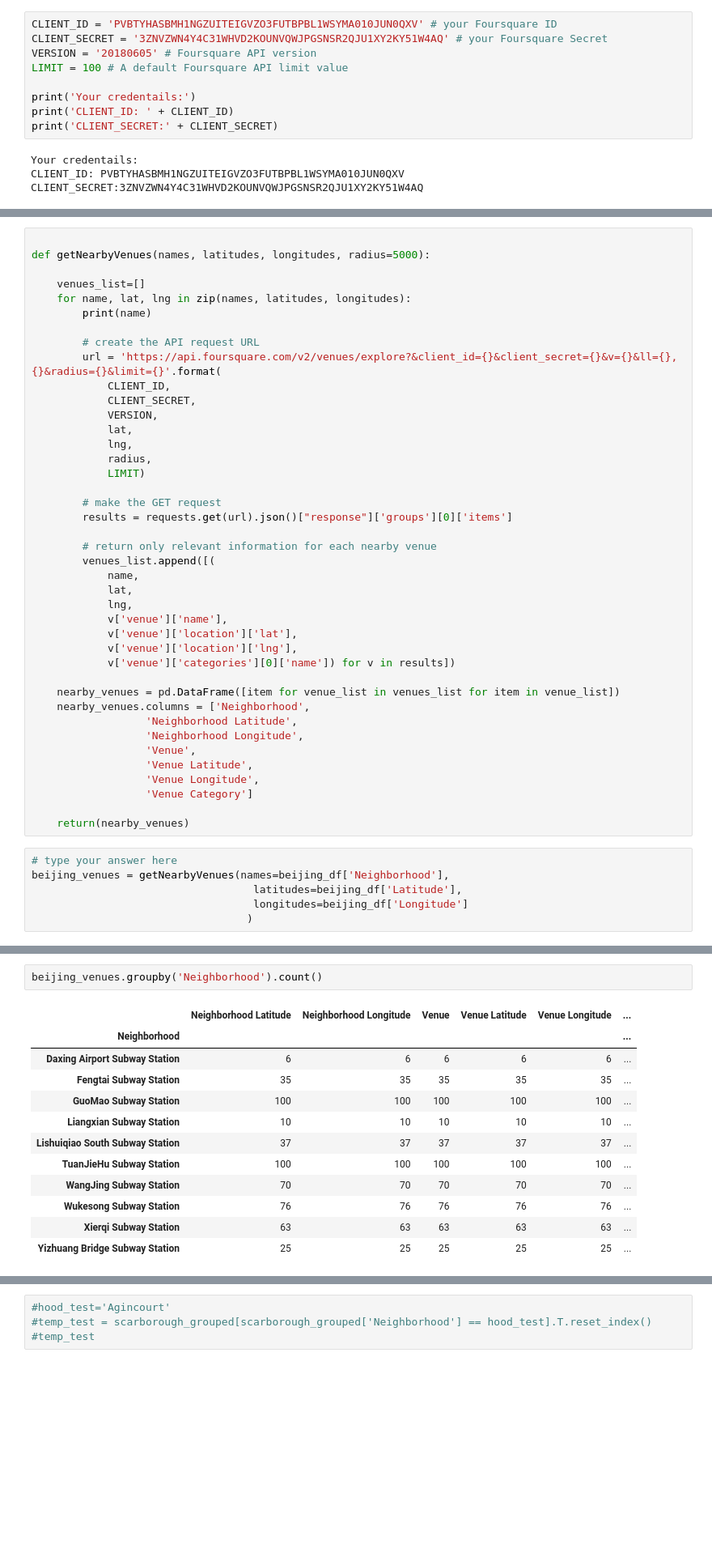
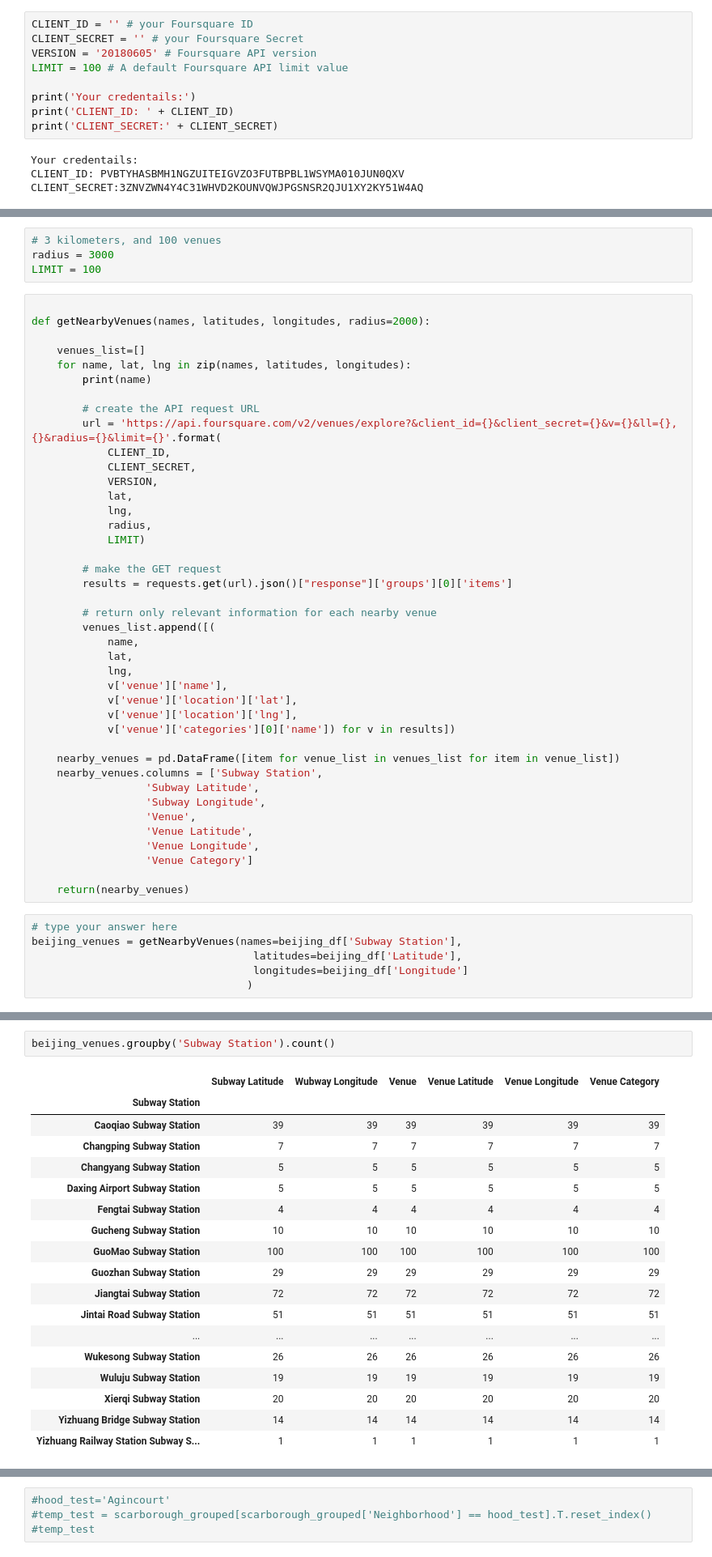
Before and after one commit to cuiwent/coursera_capstone_project, a Jupyter notebook: coursera_foursquare_beijing.ipynb, the cells around one changed output, grey strips where cells are left out. Shown at 81% size. Saved outputs shown, nothing was run; the diff lists cells and outputs as text; blank space fills up the shorter version.

```diff
--- a/coursera_foursquare_beijing.ipynb
+++ b/coursera_foursquare_beijing.ipynb
@@ -103,8 +109,8 @@ map_beijing
 # %% [markdown]
 ### 3.4 Explore the subway stations by using Foursquare APIs
 # %%
-CLIENT_ID = 'PVBTYHASBMH1NGZUITEIGVZO3FUTBPBL1WSYMA010JUN0QXV' # your Foursquare ID
-CLIENT_SECRET = '3ZNVZWN4Y4C31WHVD2KOUNVQWJPGSNSR2QJU1XY2KY51W4AQ' # your Foursquare Secret
+CLIENT_ID = '' # your Foursquare ID
+CLIENT_SECRET = '' # your Foursquare Secret
 VERSION = '20180605' # Foursquare API version
 LIMIT = 100 # A default Foursquare API limit value
 
@@ -121,6 +124,10 @@ LIMIT = 200
+# %%
+# 3 kilometers, and 100 venues
+radius = 3000
+LIMIT = 100
 # %%
 
-def getNearbyVenues(names, latitudes, longitudes, radius=5000):
+def getNearbyVenues(names, latitudes, longitudes, radius=2000):
 
     venues_list=[]
     for name, lat, lng in zip(names, latitudes, longitudes):
@@ -150,9 +157,9 @@ def getNearbyVenues(names, latitudes, longitudes, radius=5000):
             v['venue']['categories'][0]['name']) for v in results])
 
     nearby_venues = pd.DataFrame([item for venue_list in venues_list for item in venue_list])
-    nearby_venues.columns = ['Neighborhood',
-                  'Neighborhood Latitude',
-                  'Neighborhood Longitude',
+    nearby_venues.columns = ['Subway Station',
+                  'Subway Latitude',
+                  'Subway Longitude',
                   'Venue',
                   'Venue Latitude',
                   'Venue Longitude',
@@ -161,7 +168,7 @@ def getNearbyVenues(names, latitudes, longitudes, radius=5000):
     return(nearby_venues)
 # %%
 # type your answer here
-beijing_venues = getNearbyVenues(names=beijing_df['Neighborhood'],
+beijing_venues = getNearbyVenues(names=beijing_df['Subway Station'],
                                    latitudes=beijing_df['Latitude'],
                                    longitudes=beijing_df['Longitude']
                                   )
@@ -190,15 +204,21 @@ beijing_venues.head()
 # %%
-beijing_venues.groupby('Neighborhood').count()
+beijing_venues.groupby('Subway Station').count()
 # %% [output]
-|  | Neighborhood Latitude | Neighborhood Longitude | Venue | Venue Latitude | Venue Longitude | ... |
-| Neighborhood |  |  |  |  |  | ... |
-| Daxing Airport Subway Station | 6 | 6 | 6 | 6 | 6 | ... |
-| Fengtai Subway Station | 35 | 35 | 35 | 35 | 35 | ... |
-| GuoMao Subway Station | 100 | 100 | 100 | 100 | 100 | ... |
-| Liangxian Subway Station | 10 | 10 | 10 | 10 | 10 | ... |
-| Lishuiqiao South Subway Station | 37 | 37 | 37 | 37 | 37 | ... |
-| TuanJieHu Subway Station | 100 | 100 | 100 | 100 | 100 | ... |
-| WangJing Subway Station | 70 | 70 | 70 | 70 | 70 | ... |
-| Wukesong Subway Station | 76 | 76 | 76 | 76 | 76 | ... |
-| Xierqi Subway Station | 63 | 63 | 63 | 63 | 63 | ... |
-| Yizhuang Bridge Subway Station | 25 | 25 | 25 | 25 | 25 | ... |
+|  | Subway Latitude | Wubway Longitude | Venue | Venue Latitude | Venue Longitude | Venue Category |
+| Subway Station |  |  |  |  |  |  |
+| Caoqiao Subway Station | 39 | 39 | 39 | 39 | 39 | 39 |
+| Changping Subway Station | 7 | 7 | 7 | 7 | 7 | 7 |
+| Changyang Subway Station | 5 | 5 | 5 | 5 | 5 | 5 |
+| Daxing Airport Subway Station | 5 | 5 | 5 | 5 | 5 | 5 |
+| Fengtai Subway Station | 4 | 4 | 4 | 4 | 4 | 4 |
+| Gucheng Subway Station | 10 | 10 | 10 | 10 | 10 | 10 |
+| GuoMao Subway Station | 100 | 100 | 100 | 100 | 100 | 100 |
+| Guozhan Subway Station | 29 | 29 | 29 | 29 | 29 | 29 |
+| Jiangtai Subway Station | 72 | 72 | 72 | 72 | 72 | 72 |
+| Jintai Road Subway Station | 51 | 51 | 51 | 51 | 51 | 51 |
+| ... | ... | ... | ... | ... | ... | ... |
+| Wukesong Subway Station | 26 | 26 | 26 | 26 | 26 | 26 |
+| Wuluju Subway Station | 19 | 19 | 19 | 19 | 19 | 19 |
+| Xierqi Subway Station | 20 | 20 | 20 | 20 | 20 | 20 |
+| Yizhuang Bridge Subway Station | 14 | 14 | 14 | 14 | 14 | 14 |
+| Yizhuang Railway Station Subway S... | 1 | 1 | 1 | 1 | 1 | 1 |
```
Also changed, not shown: parts of 35 cells of this notebook, 2 other files.
